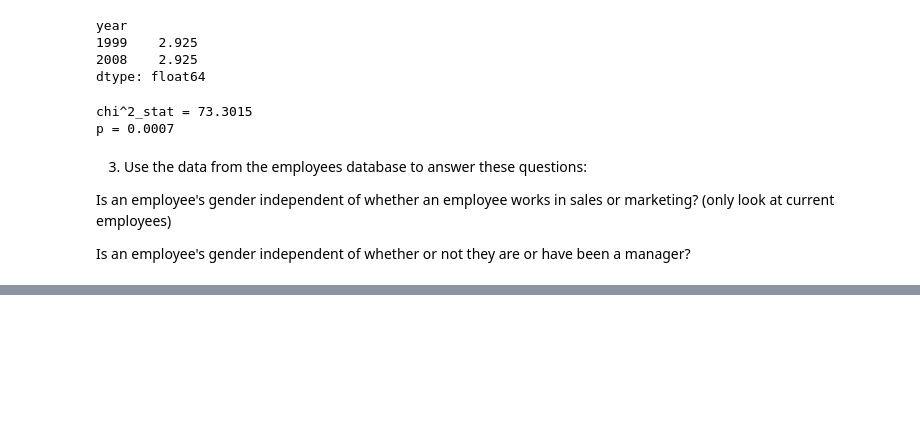
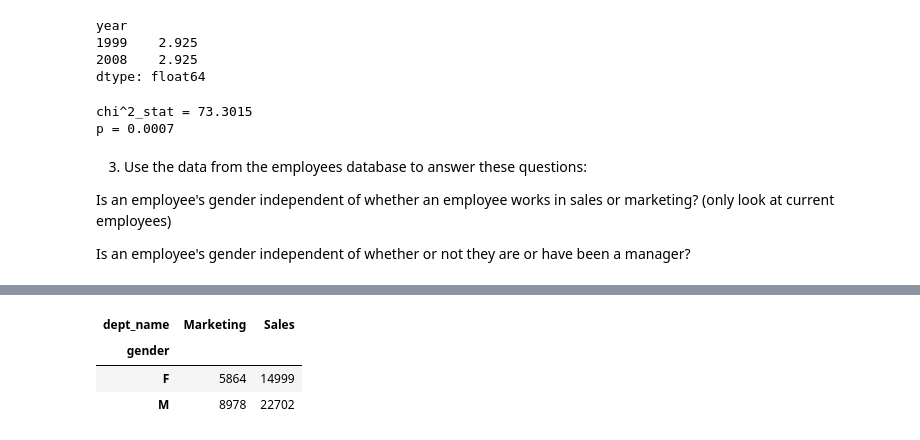
Before and after one commit to KristineCabanela/statistics-exercises, a Jupyter notebook: hypothesis_testing.ipynb, the cells around one changed output, grey strips where cells are left out. Drawn from its saved outputs; the diff is of its cells as text; code cells hidden in the pictures; blank space fills up the shorter version.

```diff
--- a/hypothesis_testing.ipynb
+++ b/hypothesis_testing.ipynb
@@ -276,0 +355,13 @@ Is an employee's gender independent of whether or not they are or have been a ma
+# %%
+gender_dept = gender_dept[(gender_dept.dept_name == 'Sales') | (gender_dept.dept_name == 'Marketing')]
+# %%
+observed = pd.crosstab(gender_dept.gender, gender_dept.dept_name)
+observed
+
+# HO gender of the employee is independent to department of marketing or sales
+# Ha gender of the employee is not independent to department of marketing or sales
+# %% [output]
+| dept_name | Marketing | Sales |
+| gender |  |  |
+| F | 5864 | 14999 |
+| M | 8978 | 22702 |
```
Also changed, not shown: parts of 31 cells of this notebook.
